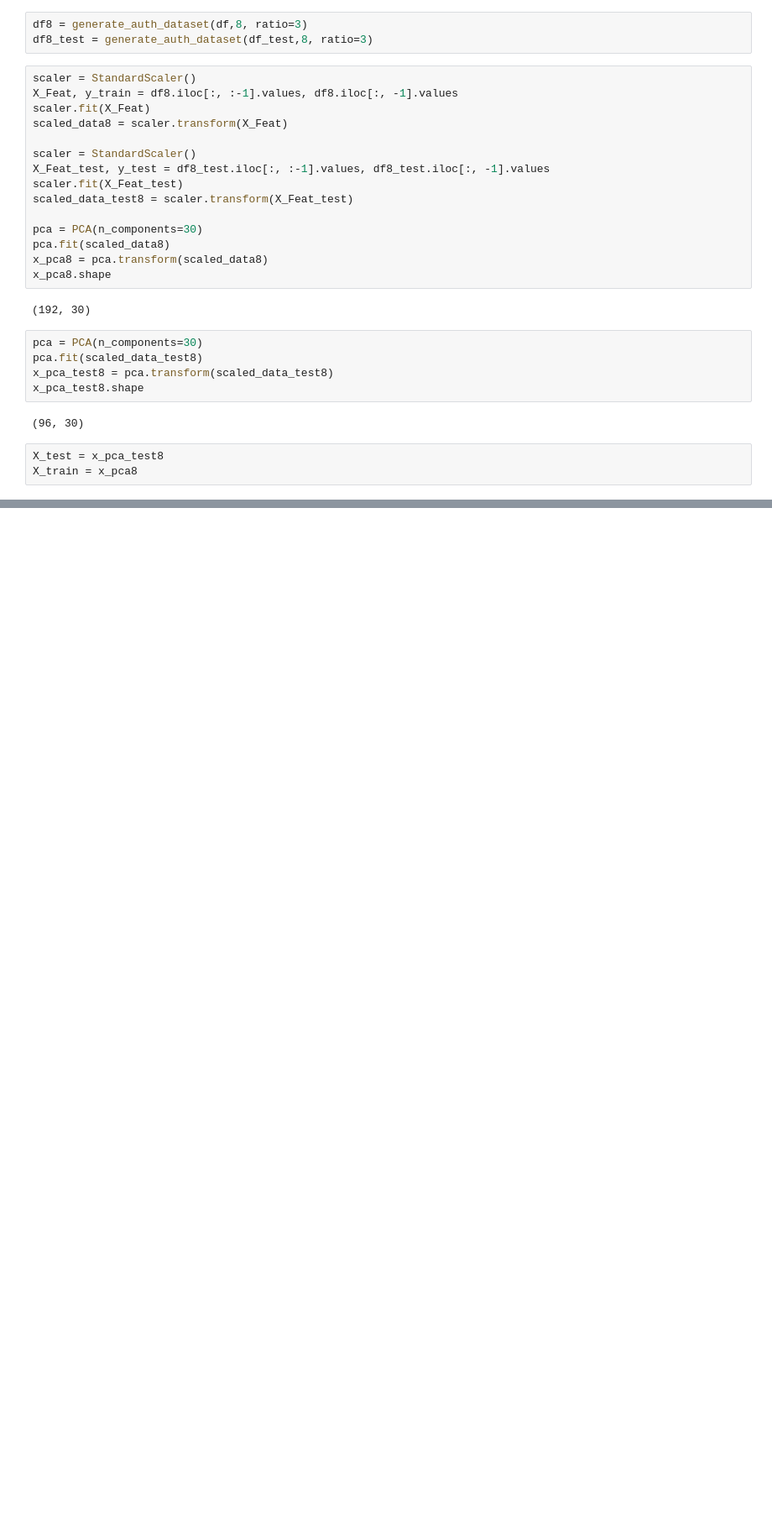
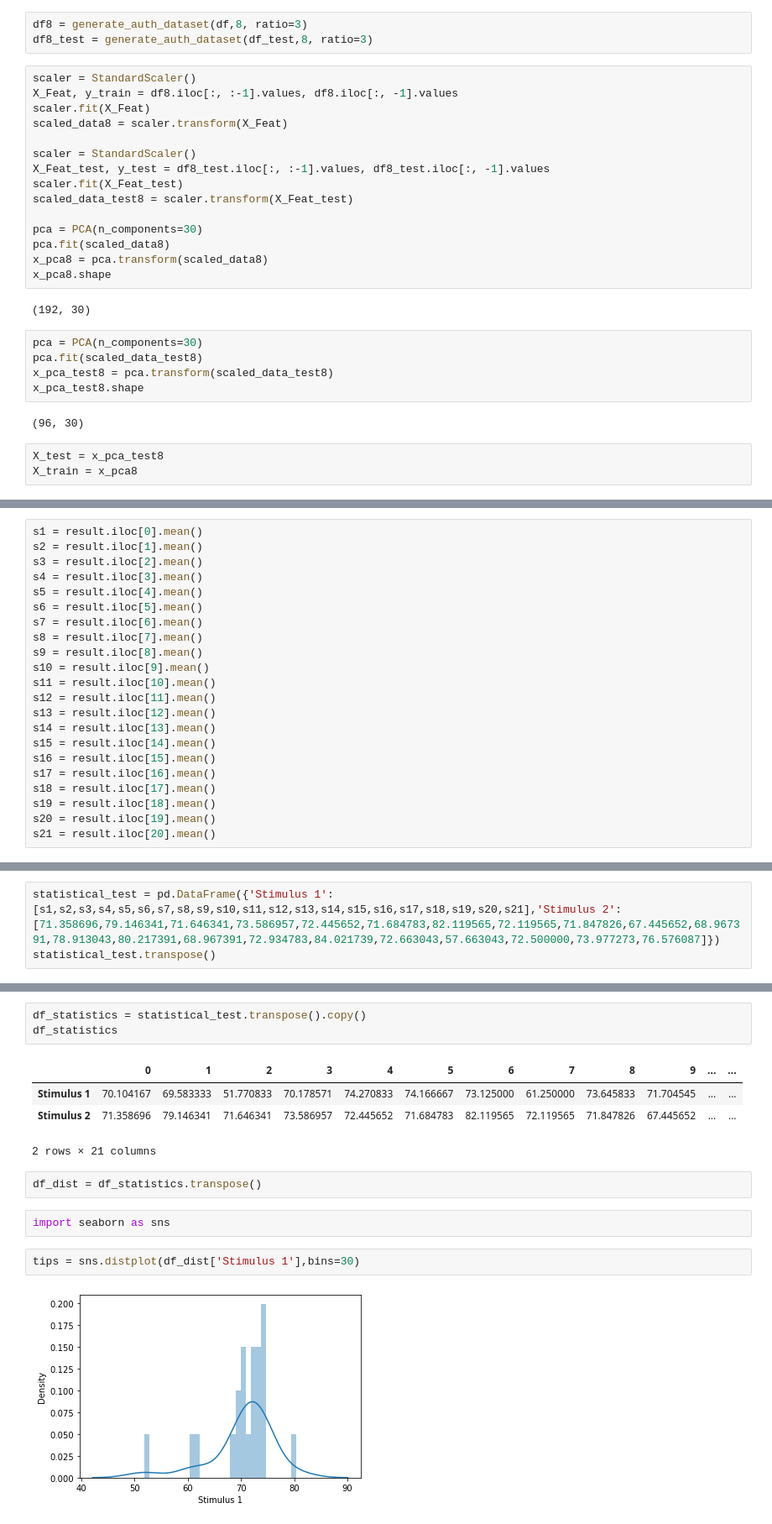
Before and after one commit to maigacribzz/EEG-Biometrics, a Jupyter notebook: Test_Biometrics.ipynb, the cells around one changed output, grey strips where cells are left out. Shown at 84% size. Cells and saved outputs as stored; diff of their text form; blank space fills up the shorter version.

```diff
--- a/Test_Biometrics.ipynb
+++ b/Test_Biometrics.ipynb
@@ -1236,0 +1240,22 @@ df_score
+# %%
+s1 = result.iloc[0].mean()
+s2 = result.iloc[1].mean()
+s3 = result.iloc[2].mean()
+s4 = result.iloc[3].mean()
+s5 = result.iloc[4].mean()
+s6 = result.iloc[5].mean()
+s7 = result.iloc[6].mean()
+s8 = result.iloc[7].mean()
+s9 = result.iloc[8].mean()
+s10 = result.iloc[9].mean()
+s11 = result.iloc[10].mean()
+s12 = result.iloc[11].mean()
+s13 = result.iloc[12].mean()
+s14 = result.iloc[13].mean()
+s15 = result.iloc[14].mean()
+s16 = result.iloc[15].mean()
+s17 = result.iloc[16].mean()
+s18 = result.iloc[17].mean()
+s19 = result.iloc[18].mean()
+s20 = result.iloc[19].mean()
+s21 = result.iloc[20].mean()
@@ -1236,0 +1278,3 @@ df_score
+# %%
+statistical_test = pd.DataFrame({'Stimulus 1': [s1,s2,s3,s4,s5,s6,s7,s8,s9,s10,s11,s12,s13,s14,s15,s16,s17,s18,s19,s20,s21],'Stimulus 2': [71.358696,79.146341,71.646341,73.586957,72.445652,71.684783,82.119565,72.119565,71.847826,67.445652,68.967391,78.913043,80.217391,68.967391,72.934783,84.021739,72.663043,57.663043,72.500000,73.977273,76.576087]})
+statistical_test.transpose()
@@ -1236,0 +1286,16 @@ df_score
+# %%
+df_statistics = statistical_test.transpose().copy()
+df_statistics
+# %% [output]
+|  | 0 | 1 | 2 | 3 | 4 | 5 | 6 | 7 | 8 | 9 | ... | ... |
+| Stimulus 1 | 70.104167 | 69.583333 | 51.770833 | 70.178571 | 74.270833 | 74.166667 | 73.125000 | 61.250000 | 73.645833 | 71.704545 | ... | ... |
+| Stimulus 2 | 71.358696 | 79.146341 | 71.646341 | 73.586957 | 72.445652 | 71.684783 | 82.119565 | 72.119565 | 71.847826 | 67.445652 | ... | ... |
+2 rows × 21 columns
+# %%
+df_dist = df_statistics.transpose()
+# %%
+import seaborn as sns
+# %%
+tips = sns.distplot(df_dist['Stimulus 1'],bins=30)
+# %% [output]
+[figure, added]
```
Also changed, not shown: parts of 62 cells of this notebook.
